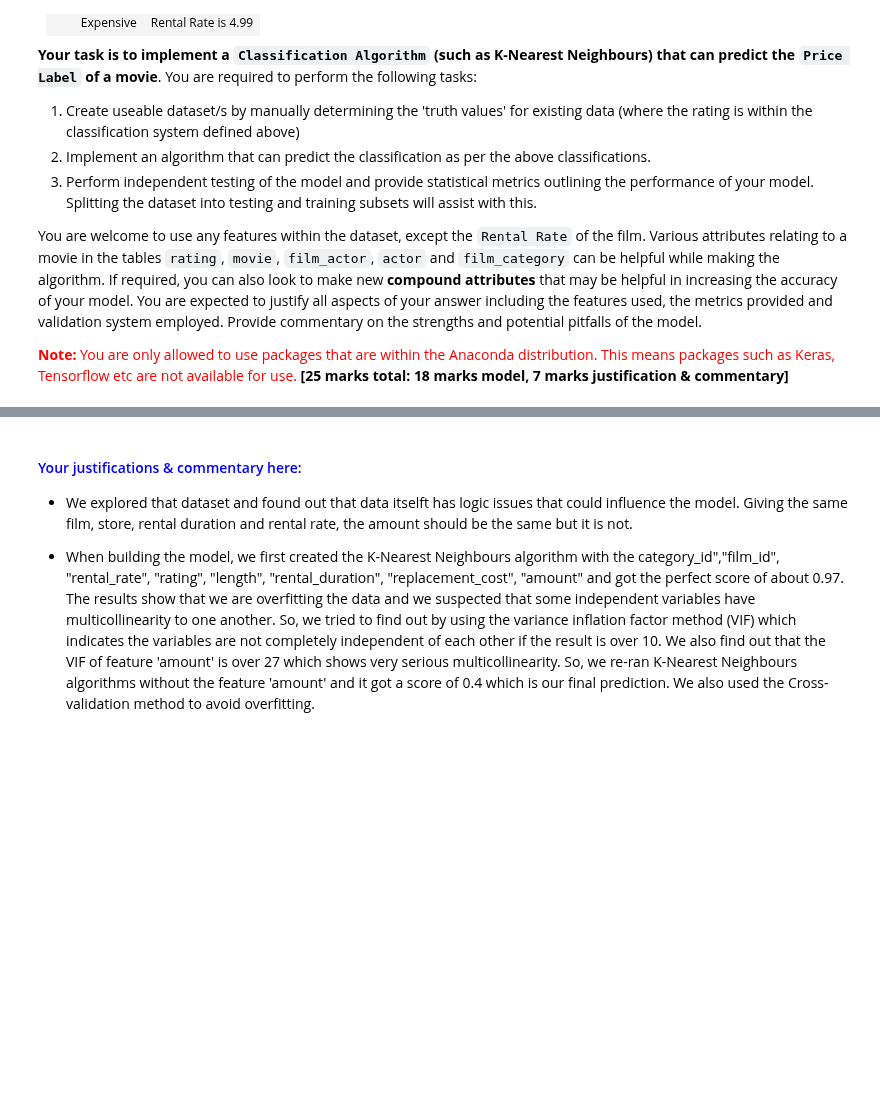
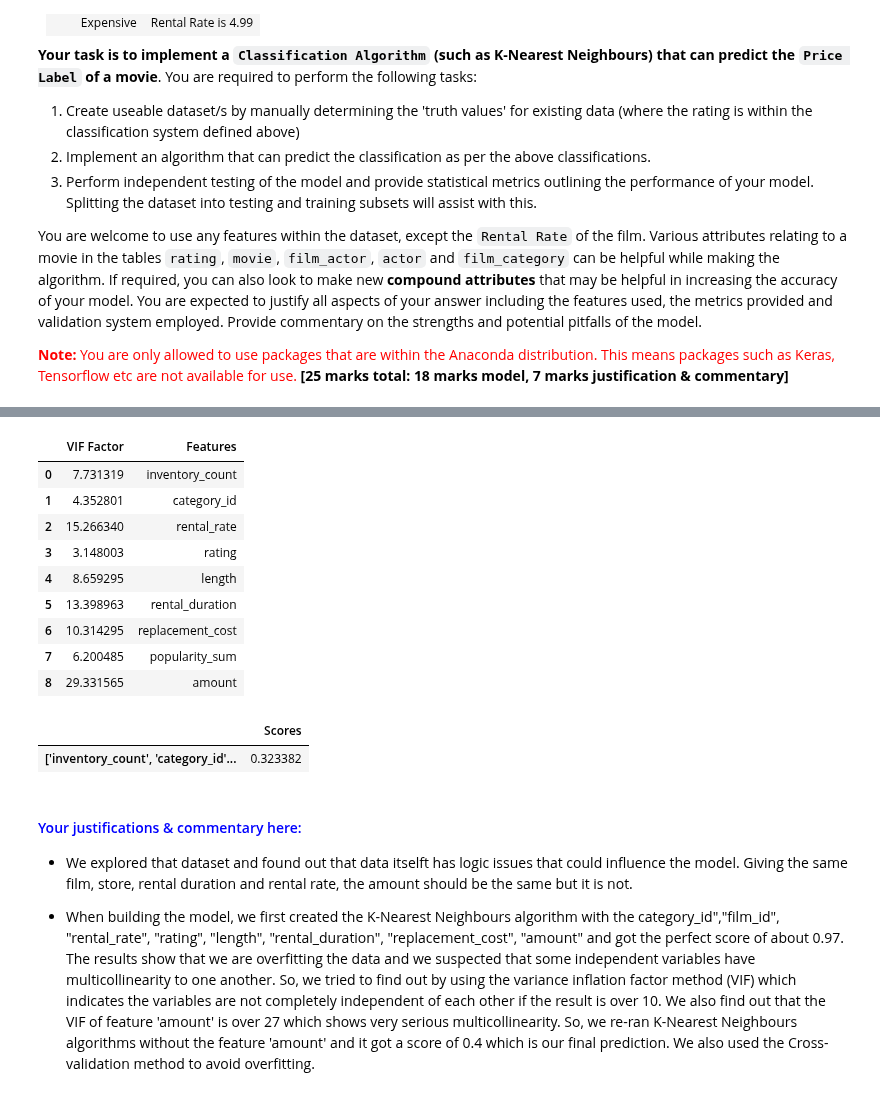
Before and after one commit to DannyFirmin/ML-KMeans-KNN-DecisionTrees, a Jupyter notebook: Assignment-2.ipynb, the cells around one changed output, grey strips where cells are left out. Drawn from its saved outputs; the diff is of its cells as text; code cells hidden in the pictures; blank space fills up the shorter version.

Commit message:
Section C :classification function alteration

```diff
--- a/Assignment-2.ipynb
+++ b/Assignment-2.ipynb
@@ -717,0 +705,6 @@ knn_classification(df_classification_original,df_classification_original.columns
+# %%
+features=["inventory_count","category_id", "rental_rate", "rating", \
+          "length", "rental_duration", "replacement_cost","popularity_sum", \
+          "amount"]
+knn_classification(df_classification_original,features)
+variance_inflation_factor?
@@ -718,12 +718,31 @@ knn_classification(df_classification_original,df_classification_original.columns
 # %%
 # Checking Variance Inflation Factor for the feature in df_classification.
 vif = pd.DataFrame()
-vif["VIF Factor"] = [variance_inflation_factor(df_classification_original.values, i) for i in range(df_classification_original.shape[1])]
-vif["Features"] = df_classification_original.columns
+vif["VIF Factor"] = [variance_inflation_factor(df_classification_original[features].values, i) for i in range(df_classification_original[features].shape[1])]
+vif["Features"] = df_classification_original[features].columns
 vif
+# %% [output]
+|  | VIF Factor | Features |
+| 0 | 7.731319 | inventory_count |
+| 1 | 4.352801 | category_id |
+| 2 | 15.266340 | rental_rate |
+| 3 | 3.148003 | rating |
+| 4 | 8.659295 | length |
+| 5 | 13.398963 | rental_duration |
+| 6 | 10.314295 | replacement_cost |
+| 7 | 6.200485 | popularity_sum |
+| 8 | 29.331565 | amount |
 # %%
 #Removing amount as a feature & doing classification again.
 knn_classification(df_classification_original,df_classification_original.columns[~df_classification_original.columns.str.contains("amount")])
+# %%
+#Using Special feature dummy variables &  doing classification seperately cause of
+#not to overload KNN classification(does for all combination if run_single is set True.
+
+knn_classification(df_classification_original,df_classification_original.columns[~df_classification_original.columns.str.contains("amount")],run_single=True)
+# %% [output]
+|  | Scores |
+| ['inventory_count', 'category_id'... | 0.323382 |
 # %%
 ##Support Vector Machines
 svmo = svm.SVC(kernel='linear')
```
Also changed, not shown: parts of 7 cells of this notebook.
